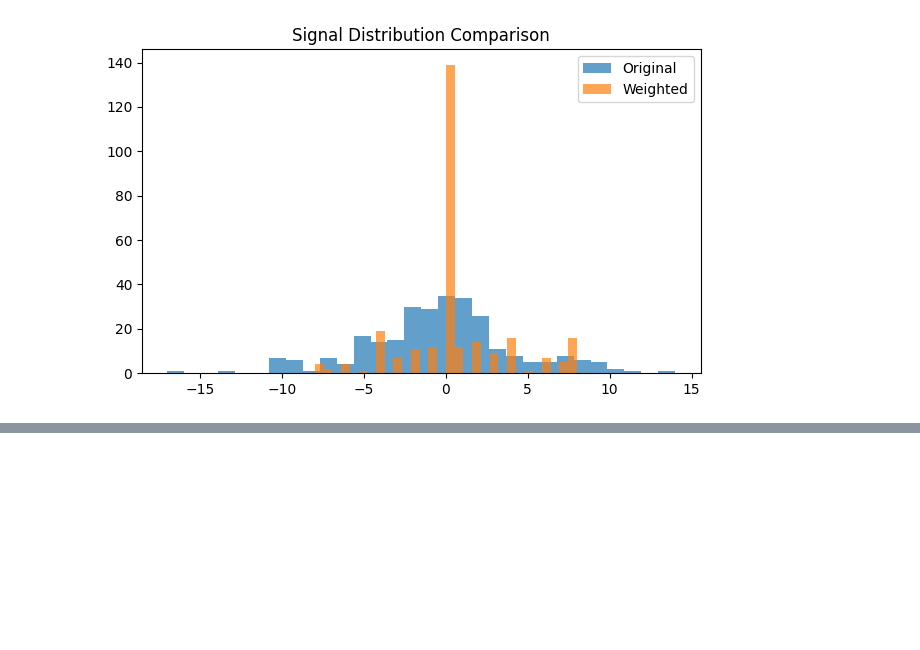
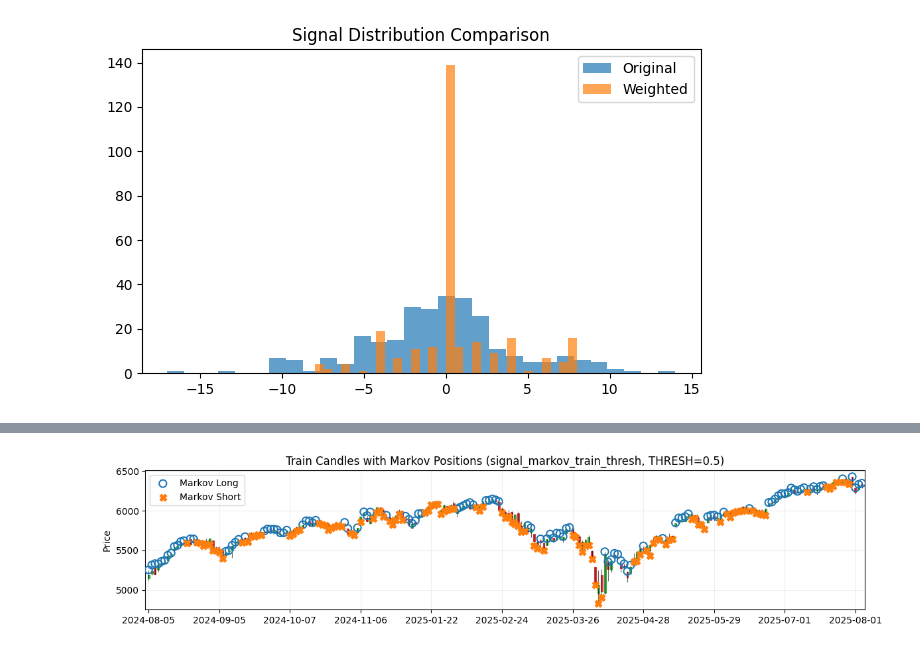
Before and after one commit to MichaelCarloH/ML-PortfolioManagement, a Jupyter notebook: notebooks/data_exploration.ipynb, the cells around one changed output, grey strips where cells are left out. Saved outputs shown, nothing was run; the diff lists cells and outputs as text; code cells hidden in the pictures; blank space fills up the shorter version.

```diff
--- a/notebooks/data_exploration.ipynb
+++ b/notebooks/data_exploration.ipynb
@@ -866,0 +1395,69 @@ Weighted Direct: 0.78%  | trades: 140
+# %%
+# ==== Train-set predictions/signals using train-fitted matrix ====
+def predict_from_prev_train(prev):
+    if pd.isna(prev):
+        return 'bullish', 0.5
+    row = trans_prob_tr.loc[prev]
+    return row.idxmax(), float(row.max())
+
+prev_train = df['market_state'].shift(1).loc[train_idx]
+preds_tr = prev_train.apply(predict_from_prev_train)
+
+df.loc[train_idx, 'pred_state_train'] = preds_tr.map(lambda x: x[0])
+df.loc[train_idx, 'pred_conf_train']  = preds_tr.map(lambda x: x[1])
+
+df.loc[train_idx, 'signal_markov_train'] = df.loc[train_idx, 'pred_state_train'].map(sig_map).fillna(0).astype(int)
+df.loc[train_idx, 'signal_markov_train_thresh'] = np.where(
+    df.loc[train_idx, 'pred_conf_train'] >= THRESH,
+    df.loc[train_idx, 'signal_markov_train'],
+    0
+).astype(int)
+
+# Train-set returns (optional for panel 2)
+train = df.loc[train_idx]
+ret_markov_train        = train['signal_markov_train']        * train['intraday_ret']
+ret_markov_train_thresh = train['signal_markov_train_thresh'] * train['intraday_ret']
+cum_buyhold_train       = (1 + train['intraday_ret'].fillna(0)).cumprod()
+cum_markov_train        = (1 + ret_markov_train.fillna(0)).cumprod()
+cum_markov_train_thr    = (1 + ret_markov_train_thresh.fillna(0)).cumprod()
+
+# ==== Train-set candlesticks + Markov positions only ====
+# Reuse plot_candles(ax, data, ...) defined earlier. If not defined, reinsert its definition.
+
+plt.figure(figsize=(14,6))
+
+ax1 = plt.subplot(2,1,1)
+tr = df.loc[train_idx].copy()
+xpos = plot_candles(ax1, tr, body_width=0.6)
+
+# Position map for markers (dates -> x positions)
+pos_map_tr = {idx: i for i, idx in enumerate(tr.index)}
+
+# Choose which Markov train signal to show
+markov_train_col = 'signal_markov_train_thresh'  # or 'signal_markov_train' for argmax
+
+mk_long_tr  = tr.index[tr[markov_train_col] == 1]
+mk_short_tr = tr.index[tr[markov_train_col] == -1]
+
+# Y positions for markers (side only; outcome is in candle color)
+if {'High','Low'}.issubset(tr.columns):
+    pad = (tr['High'] - tr['Low']).median() * 0.05
+    y_long  = tr.loc[mk_long_tr,  'High'] + pad
+    y_short = tr.loc[mk_short_tr, 'Low']  - pad
+else:
+    pad = tr['Close'].median() * 0.003
+    y_long  = tr.loc[mk_long_tr,  'Close'] * (1 + 0.003)
+    y_short = tr.loc[mk_short_tr, 'Close'] * (1 - 0.003)
+
+# Neutral markers: side only (no PnL coloring)
+ax1.scatter([pos_map_tr[i] for i in mk_long_tr],  y_long,
+            marker='o', facecolors='none', edgecolors='tab:blue', s=64, linewidths=1.5,
+            label='Markov Long', zorder=3)
+ax1.scatter([pos_map_tr[i] for i in mk_short_tr], y_short,
+            marker='X', color='tab:orange', s=56, label='Markov Short', zorder=3)
+
+ax1.set_title(f'Train Candles with Markov Positions ({markov_train_col}, THRESH={THRESH})')
+ax1.legend(loc='upper left')
+ax1.grid(alpha=0.2)
+# %% [output]
+[figure, added]
```
Also changed, not shown: parts of 9 cells of this notebook.
